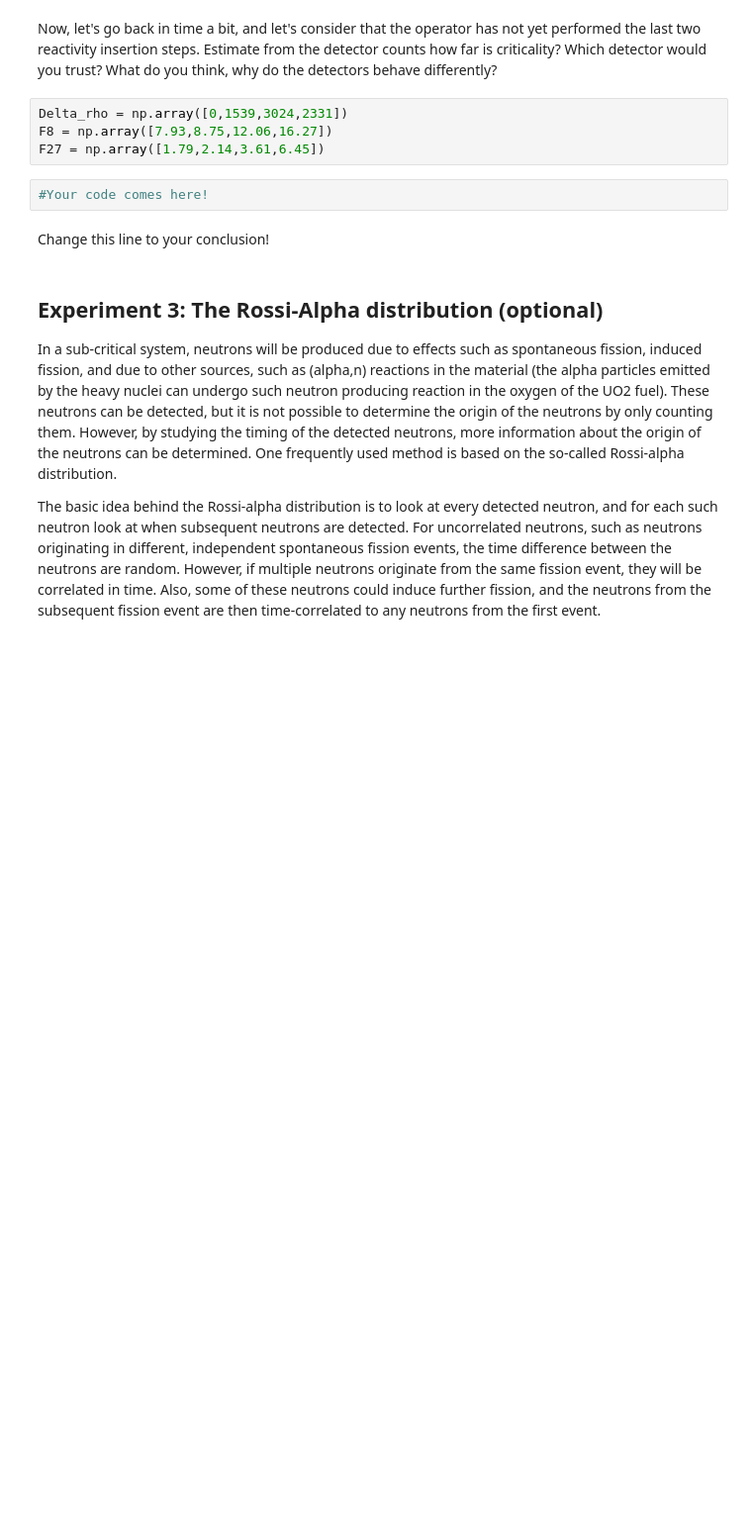
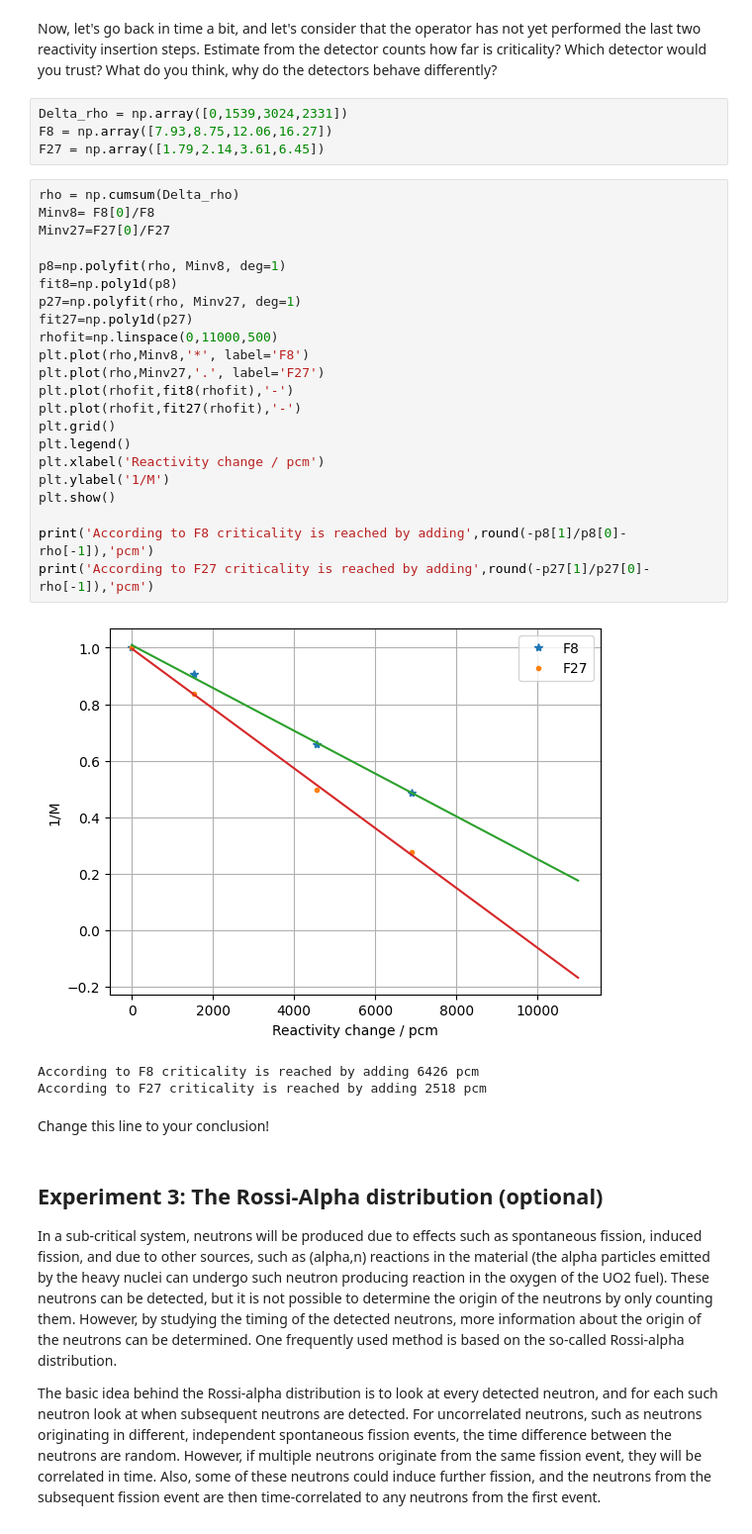
Before and after one commit to jenshoej/ReactorPhysics, a Jupyter notebook: Datalabs/Datalab09/9-SubcriticalSystems.ipynb, the cells around one changed output. Shown: that part at 99% size. Saved outputs shown, nothing was run; the diff lists cells and outputs as text; blank space fills up the shorter version.

```diff
--- a/Datalabs/Datalab09/9-SubcriticalSystems.ipynb
+++ b/Datalabs/Datalab09/9-SubcriticalSystems.ipynb
@@ -228,8 +234,32 @@ Now, let's go back in time a bit, and let's consider that the operator has not y
 Delta_rho = np.array([0,1539,3024,2331])
 F8 = np.array([7.93,8.75,12.06,16.27])
 F27 = np.array([1.79,2.14,3.61,6.45])
-# %%
-#Your code comes here!
+# %%
+rho = np.cumsum(Delta_rho)
+Minv8= F8[0]/F8
+Minv27=F27[0]/F27
+
+p8=np.polyfit(rho, Minv8, deg=1)
+fit8=np.poly1d(p8)
+p27=np.polyfit(rho, Minv27, deg=1)
+fit27=np.poly1d(p27)
+rhofit=np.linspace(0,11000,500)
+plt.plot(rho,Minv8,'*', label='F8')
+plt.plot(rho,Minv27,'.', label='F27')
+plt.plot(rhofit,fit8(rhofit),'-')
+plt.plot(rhofit,fit27(rhofit),'-')
+plt.grid()
+plt.legend()
+plt.xlabel('Reactivity change / pcm')
+plt.ylabel('1/M')
+plt.show()
+
+print('According to F8 criticality is reached by adding',round(-p8[1]/p8[0]-rho[-1]),'pcm')
+print('According to F27 criticality is reached by adding',round(-p27[1]/p27[0]-rho[-1]),'pcm')
+# %% [output]
+[figure, added]
+According to F8 criticality is reached by adding 6426 pcm
+According to F27 criticality is reached by adding 2518 pcm
 # %% [markdown]
 Change this line to your conclusion!
 # %% [markdown]
```
Also changed, not shown: parts of 2 cells of this notebook, 2 other files.
